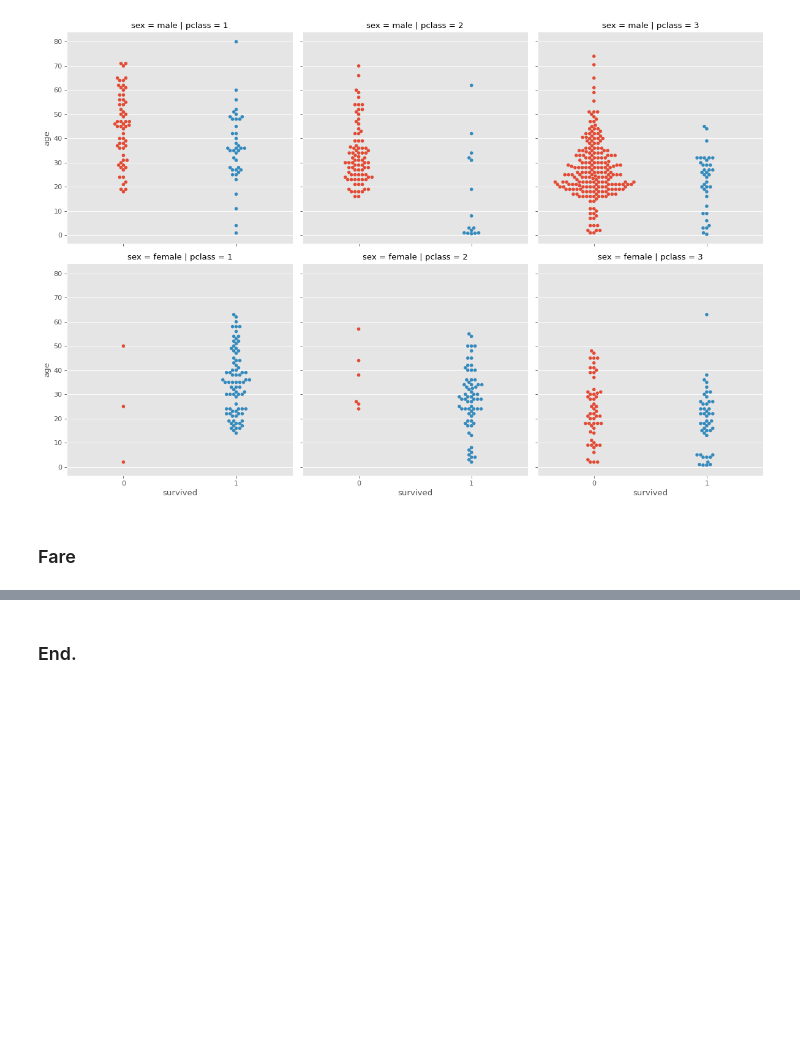
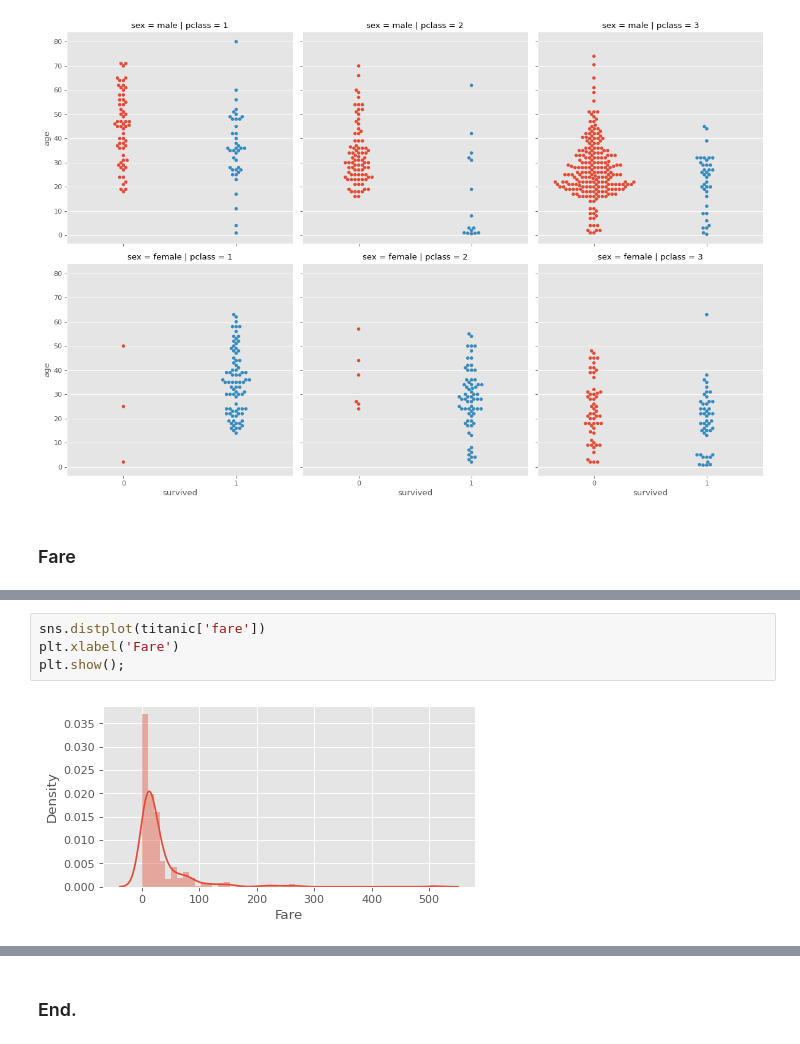
Before and after one commit to caiquemiranda/data-visualization-python, a Jupyter notebook: 10-analysis-visualization-titanic-dataset.ipynb, the cells around one changed output, grey strips where cells are left out. Cells and saved outputs as stored; diff of their text form; blank space fills up the shorter version.

```diff
--- a/10-analysis-visualization-titanic-dataset.ipynb
+++ b/10-analysis-visualization-titanic-dataset.ipynb
@@ -514,0 +520,6 @@ sns.catplot(x= 'survived',
+# %%
+sns.distplot(titanic['fare'])
+plt.xlabel('Fare')
+plt.show();
+# %% [output]
+[figure, added]
```
Also changed, not shown: parts of 5 cells of this notebook.
